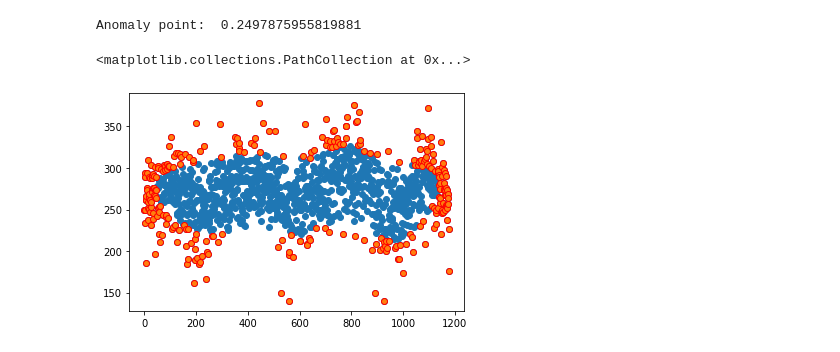
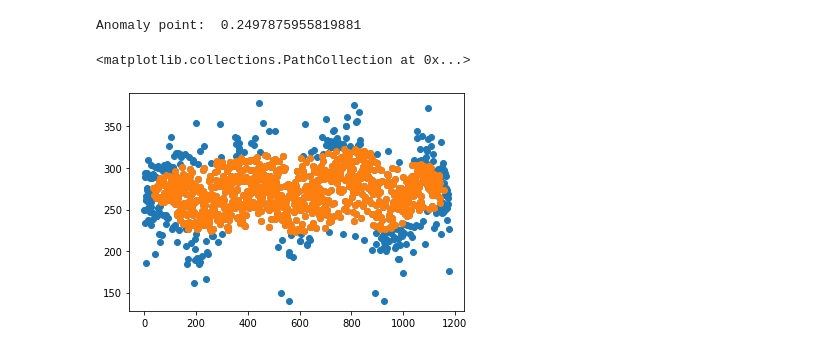
Before and after one commit to atix07/anomaly_detection, a Jupyter notebook: isolationForest.ipynb, the cells around one changed output. Saved outputs shown, nothing was run; the diff lists cells and outputs as text; code cells hidden in the pictures.

```diff
--- a/isolationForest.ipynb
+++ b/isolationForest.ipynb
@@ -24,9 +24,9 @@ print("Anomaly point: ", (predictions < 0).mean())
 # %% [output]
 Anomaly point:  0.2497875955819881
 # %%
-anomalies = np.where(predictions < 0)
+anomalies = np.where(predictions > 0)
 plt.scatter(x[:, 0], x[:, 1])
-plt.scatter(x[anomalies, 0], x[anomalies, 1], edgecolors='r')
+plt.scatter(x[anomalies, 0], x[anomalies, 1])
 # %% [output]
 <matplotlib.collections.PathCollection at 0x...>
-[figure, old version]
+[figure, new version]
```
Also changed, not shown: 2 other files.
